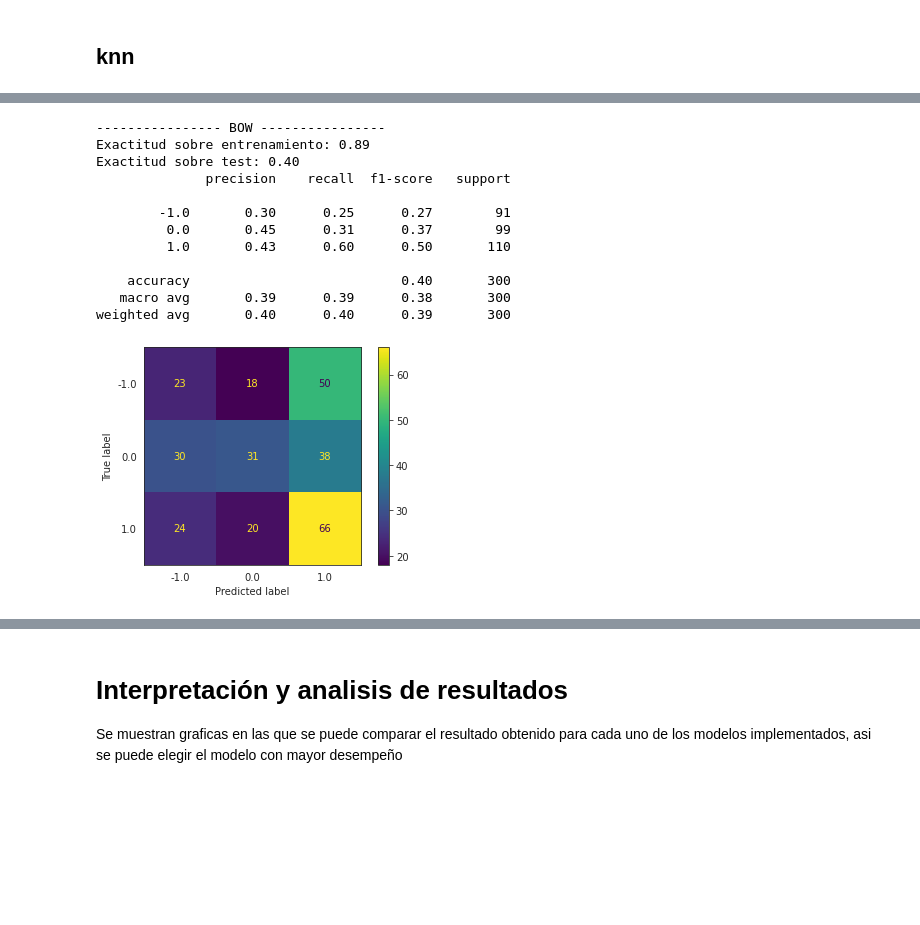
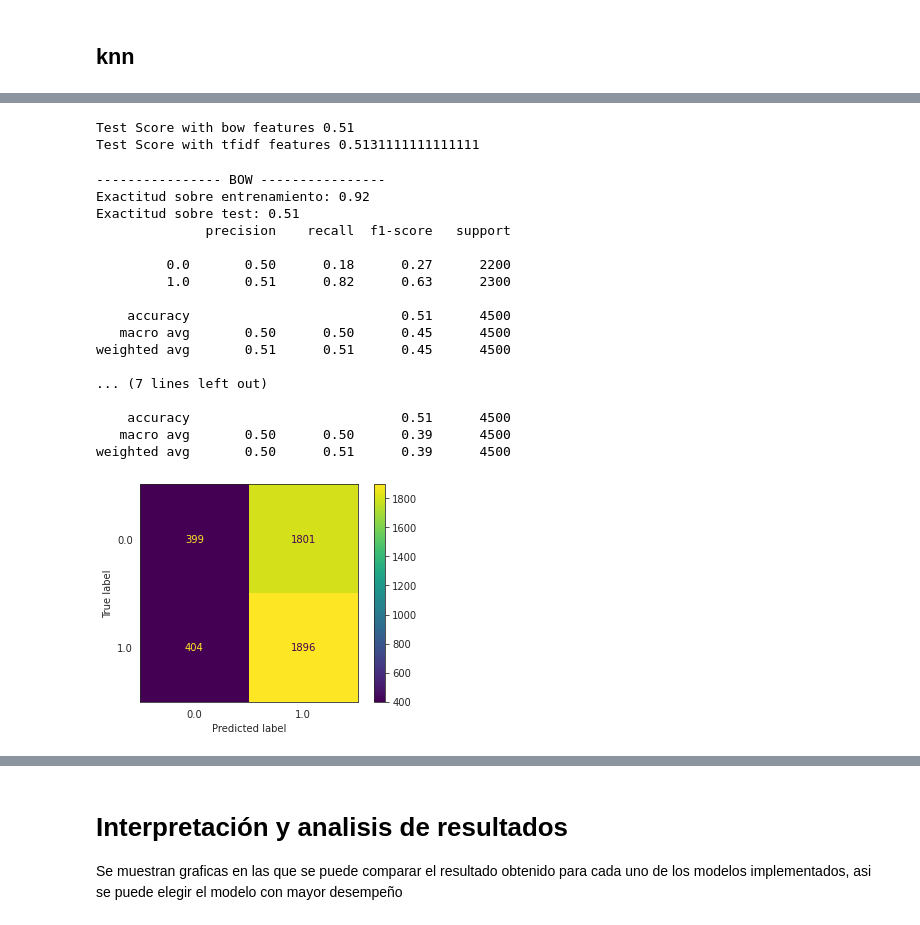
Before and after one commit to maescalante/proyecto1BI, a Jupyter notebook: notebook.ipynb, the cells around one changed output, grey strips where cells are left out. Drawn from its saved outputs; the diff is of its cells as text; code cells hidden in the pictures; blank space fills up the shorter version.

```diff
--- a/notebook.ipynb
+++ b/notebook.ipynb
@@ -491,5 +479,5 @@ X_tr_bow.shape
 # %%
-X_te_bow = bow_transform.transform(test_data['text'])
+X_te_bow = bow_transform.transform(test_data['text_cleaned'])
 # %% [markdown]
 #### Tf-Idf
 # %%
@@ -635,9 +712,8 @@ plt.show()
 # %%
-param_grid_ = {"kernel":["poly"], "degree":[3, 10, 33]}
-SVM = svm.SVC(random_state=0)
+param_grid_ = {'C': [1e-5, 1e-3, 1e-1, 1e0, 1e1, 1e2]}
 
-bow_search = GridSearchCV(SVM, cv=5, param_grid=param_grid_, n_jobs = -1, verbose = 5)
-tfidf_search = GridSearchCV(SVM, cv=5, param_grid=param_grid_, n_jobs = -1, verbose = 5)
+bow_search = GridSearchCV(LogisticRegression(), cv=5, param_grid=param_grid_, n_jobs = -1, verbose = 5)
+tfidf_search = GridSearchCV(LogisticRegression(), cv=5, param_grid=param_grid_, n_jobs = -1, verbose = 5)
 bow_search.fit(X_tr_bow, y_tr)
 tfidf_search.fit(X_tr_tfidf, y_tr)
 # %% [output]
@@ -676,6 +733,12 @@ svm_model_tfidf = SVC(kernel="poly", degree=10).fit(X_tr_tfidf, y_tr)
+# %%
+logistic_model_bow = simple_logistic_classify(X_tr_bow, y_tr, X_te_bow, y_te, "bow", _C=0.1)
+logistic_model_tfidf =  simple_logistic_classify(X_tr_bow, y_tr, X_te_bow, y_te, "tfidf",_C=0.001)
+# %% [output]
+Test Score with bow features 0.51
+Test Score with tfidf features 0.5131111111111111
 # %%
-y_pred_train = svm_model_bow.predict(X_tr_bow)
-y_pred_test = svm_model_bow.predict(X_te_bow)
+y_pred_train = logistic_model_bow.predict(X_tr_bow)
+y_pred_test = logistic_model_bow.predict(X_te_bow)
 
 print("---------------- BOW ----------------")
 print('Exactitud sobre entrenamiento: %.2f' % accuracy_score(y_tr, y_pred_train))
@@ -684,30 +747,23 @@ print(classification_report(y_te, y_pred_test))
 
 precision, recall, fscore, _ = score(y_te, y_pred_test)
 
-new_data = pd.DataFrame({'Modelo': ['SVM BOW'],
+new_data = pd.DataFrame({'Modelo': ['logistic BOW'],
                          'label':  ['Negativo'],
                          'F1 score': [fscore[0]],
                          'precision': [precision[0]],
                          'recall': [recall[0]],
                         })
 df_results = pd.concat([df_results, new_data], ignore_index = True, axis = 0)
-new_data = pd.DataFrame({'Modelo': ['SVM BOW'],
+new_data = pd.DataFrame({'Modelo': ['logistic BOW'],
                          'label':  ['Nulo'],
                          'F1 score': [fscore[1]],
                          'precision': [precision[1]],
                          'recall': [recall[1]],
                         })
 df_results = pd.concat([df_results, new_data], ignore_index = True, axis = 0)
-new_data = pd.DataFrame({'Modelo': ['SVM BOW'],
-                         'label':  ['Positivo'],
-                         'F1 score': [fscore[2]],
-                         'precision': [precision[2]],
-                         'recall': [recall[2]],
-                        })
-df_results = pd.concat([df_results, new_data], ignore_index = True, axis = 0)
 
-y_pred_train = svm_model_tfidf.predict(X_tr_tfidf)
-y_pred_test = svm_model_tfidf.predict(X_te_tfidf)
+y_pred_train = logistic_model_tfidf.predict(X_tr_tfidf)
+y_pred_test = logistic_model_tfidf.predict(X_te_tfidf)
 
 print("---------------- TFIDF ----------------")
 print('Exactitud sobre entrenamiento: %.2f' % accuracy_score(y_tr, y_pred_train))
@@ -716,47 +772,45 @@ print(classification_report(y_te, y_pred_test))
 
 precision, recall, fscore, _ = score(y_te, y_pred_test)
 
-new_data = pd.DataFrame({'Modelo': ['SVM TFIDF'],
+new_data = pd.DataFrame({'Modelo': ['logistic TFIDF'],
                          'label':  ['Negativo'],
                          'F1 score': [fscore[0]],
                          'precision': [precision[0]],
                          'recall': [recall[0]],
                         })
 df_results = pd.concat([df_results, new_data], ignore_index = True, axis = 0)
-new_data = pd.DataFrame({'Modelo': ['SVM TFIDF'],
+new_data = pd.DataFrame({'Modelo': ['logistic TFIDF'],
                          'label':  ['Nulo'],
                          'F1 score': [fscore[1]],
                          'precision': [precision[1]],
                          'recall': [recall[1]],
                         })
 df_results = pd.concat([df_results, new_data], ignore_index = True, axis = 0)
-new_data = pd.DataFrame({'Modelo': ['SVM TFIDF'],
-                         'label':  ['Positivo'],
-                         'F1 score': [fscore[2]],
-                         'precision': [precision[2]],
-                         'recall': [recall[2]],
-                        })
-df_results = pd.concat([df_results, new_data], ignore_index = True, axis = 0)
 # %% [output]
 ---------------- BOW ----------------
-Exactitud sobre entrenamiento: 0.89
-Exactitud sobre test: 0.40
+Exactitud sobre entrenamiento: 0.92
+Exactitud sobre test: 0.51
               precision    recall  f1-score   support
 
-        -1.0       0.30      0.25      0.27        91
-         0.0       0.45      0.31      0.37        99
-         1.0       0.43      0.60      0.50       110
+         0.0       0.50      0.18      0.27      2200
+         1.0       0.51      0.82      0.63      2300
 
-    accuracy                           0.40       300
-   macro avg       0.39      0.39      0.38       300
-weighted avg       0.40      0.40      0.39       300
+    accuracy                           0.51      4500
+   macro avg       0.50      0.50      0.45      4500
+weighted avg       0.51      0.51      0.45      4500
+
+... (7 lines left out)
+
+    accuracy                           0.51      4500
+   macro avg       0.50      0.50      0.39      4500
+weighted avg       0.50      0.51      0.39      4500
 # %%
 # Se puede visualizar la matriz de confusión
 confusion_matrix(y_te, y_pred_test)
-plot_confusion_matrix(svm_model_bow, X_te_bow, y_te)
+plot_confusion_matrix(logistic_model_bow, X_te_bow, y_te)
 plt.show()
 # %% [output]
-[figure, old version]
+[figure, new version]
 # %%
 # Se puede visualizar la matriz de confusión
 confusion_matrix(y_te, y_pred_test)
```
Also changed, not shown: parts of 43 cells of this notebook.
